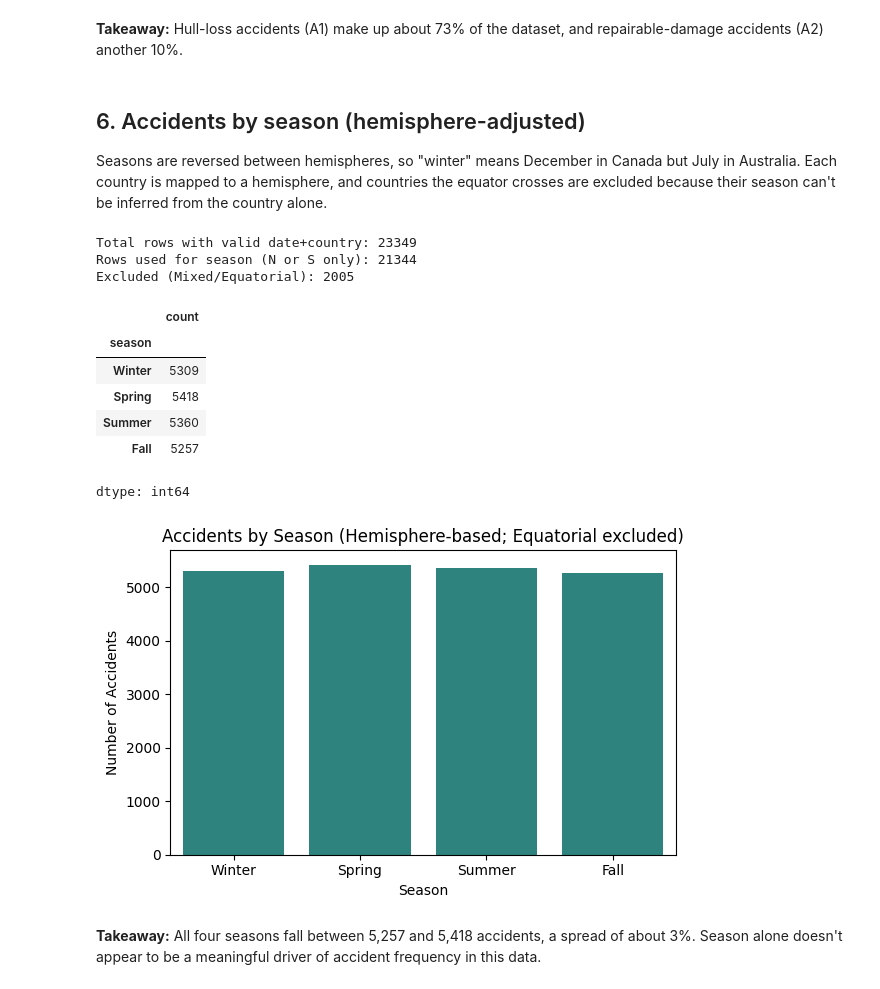
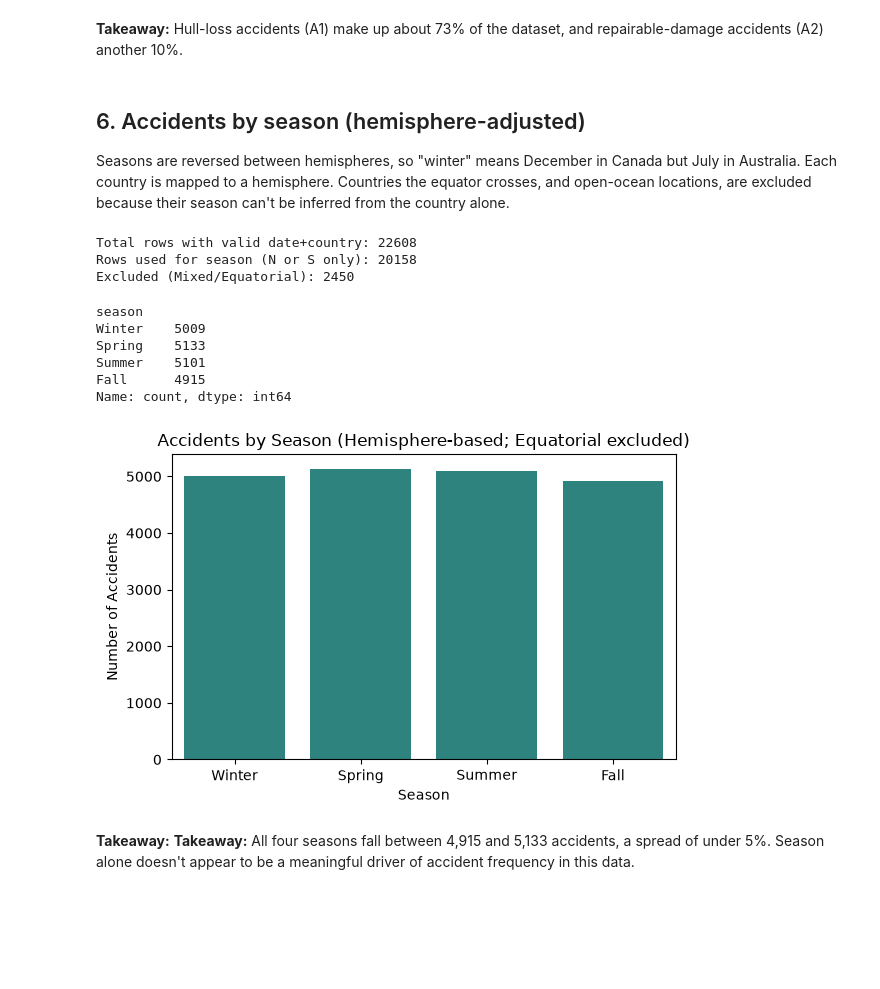
Before and after one commit to theamanali/civil-aviation-accident-analysis, a Jupyter notebook: analysis.ipynb, the cells around one changed output. Drawn from its saved outputs; the diff is of its cells as text; code cells hidden in the pictures; blank space fills up the shorter version.

```diff
--- a/analysis.ipynb
+++ b/analysis.ipynb
@@ -39,3 +40,6 @@ aviation_data = load_aviation_data()
 
 # Dates come in mixed formats; parse each individually and mark unparseable ones as NaT
 aviation_data["date"] = pd.to_datetime(aviation_data["date"], format="mixed", errors="coerce")
+
+# "?" and "Unknown country" are placeholders, not countries
+aviation_data["country"] = aviation_data["country"].str.strip().replace(["?", "Unknown country"], pd.NA)
@@ -220,23 +236,27 @@ dtype: int64
 # %% [markdown]
 ## 6. Accidents by season (hemisphere-adjusted)
 
-Seasons are reversed between hemispheres, so "winter" means December in Canada but July in Australia. Each country is mapped to a hemisphere, and countries the equator crosses are excluded because their season can't be inferred from the country alone.
+Seasons are reversed between hemispheres, so "winter" means December in Canada but July in Australia. Each country is mapped to a hemisphere. Countries the equator crosses, and open-ocean locations, are excluded because their season can't be inferred from the country alone.
 # %%
 df = aviation_data.dropna(subset=["date", "country"]).copy()
 df["month"] = df["date"].dt.month
 
-# Countries where the equator crosses land (can't infer hemisphere from country alone)
+# Places the equator crosses, plus open oceans, where the hemisphere can't be inferred
 equatorial = {
-    "Ecuador", "Colombia", "Brazil", "Sao Tome", "Sao Tome and Principe",
-    "Gabon", "Congo", "D.R. Congo", "Congo (Kinshasa)", "Congo (Brazzaville)",
-    "Uganda", "Kenya", "Somalia", "Indonesia"
+    "Ecuador", "Colombia", "Brazil", "Sao Tome", "Gabon", "Congo", "D.R. Congo",
+    "Uganda", "Kenya", "Somalia", "Indonesia", "Kiribati", "Maldives",
+    "Atlantic Ocean", "Pacific Ocean", "Indian Ocean",
 }
 
-# Mostly Southern Hemisphere countries (for a hemisphere proxy)
+# Places entirely (or almost entirely) in the Southern Hemisphere
 southern = {
     "Australia", "New Zealand", "South Africa", "Argentina", "Chile", "Uruguay", "Paraguay",
     "Bolivia", "Peru", "Namibia", "Botswana", "Zimbabwe", "Zambia", "Mozambique", "Madagascar",
-    "Angola", "Lesotho", "Eswatini"
+    "Angola", "Lesotho", "Eswatini", "Malawi", "Tanzania", "Burundi", "Rwanda", "Comoros",
+    "Mauritius", "Reunion", "Seychelles", "St. Helena", "Antarctica", "Falkland Isl.",
+    "P.N. Guinea", "Timor", "Solomon Isl.", "Vanuatu", "Fiji", "New Caledonia", "Samoa",
+    "American Samoa", "Tonga", "Tuvalu", "Cook Isl.", "French Polynesia", "Norfolk Island",
+    "Christmas Isl.", "Cocos Isl.",
 }
 
 
@@ -262,43 +282,42 @@ def season_from_month_and_hemi(month: int, hemi: str) -> str:
         season = "Fall"
 
     if hemi == "S":
         flip = {"Winter": "Summer", "Spring": "Fall", "Summer": "Winter", "Fall": "Spring"}
         return flip[season]
     if hemi == "Mixed/Equatorial":
         return "Mixed/Equatorial"
     return season
 
 
 df["hemisphere"] = df["country"].apply(assign_hemisphere)
 df["season"] = df.apply(lambda r: season_from_month_and_hemi(r["month"], r["hemisphere"]), axis=1)
 
 season_df = df[df["hemisphere"].isin(["N", "S"])].copy()
 
 print("Total rows with valid date+country:", len(df))
 print("Rows used for season (N or S only):", len(season_df))
 print("Excluded (Mixed/Equatorial):", (df["hemisphere"] == "Mixed/Equatorial").sum())
 
 season_counts = season_df["season"].value_counts().reindex(["Winter", "Spring", "Summer", "Fall"])
 display(season_counts)
 
 plt.figure(figsize=(6, 4))
 sns.barplot(x=season_counts.index, y=season_counts.values, color=sns.color_palette("viridis", 1)[0])
 plt.title("Accidents by Season (Hemisphere-based; Equatorial excluded)")
 plt.xlabel("Season")
 plt.ylabel("Number of Accidents")
 plt.tight_layout()
 plt.show()
 # %% [output]
-Total rows with valid date+country: 23349
-Rows used for season (N or S only): 21344
-Excluded (Mixed/Equatorial): 2005
+Total rows with valid date+country: 22608
+Rows used for season (N or S only): 20158
+Excluded (Mixed/Equatorial): 2450
-|  | count |
-| season |  |
-| Winter | 5309 |
-| Spring | 5418 |
-| Summer | 5360 |
-| Fall | 5257 |
-dtype: int64
+season
+Winter    5009
+Spring    5133
+Summer    5101
+Fall      4915
+Name: count, dtype: int64
-[figure, old version]
+[figure, new version]
 # %% [markdown]
-**Takeaway:** All four seasons fall between 5,257 and 5,418 accidents, a spread of about 3%. Season alone doesn't appear to be a meaningful driver of accident frequency in this data.
+**Takeaway:** **Takeaway:** All four seasons fall between 4,915 and 5,133 accidents, a spread of under 5%. Season alone doesn't appear to be a meaningful driver of accident frequency in this data.
```
Also changed, not shown: parts of 17 cells of this notebook, 7 other files.
